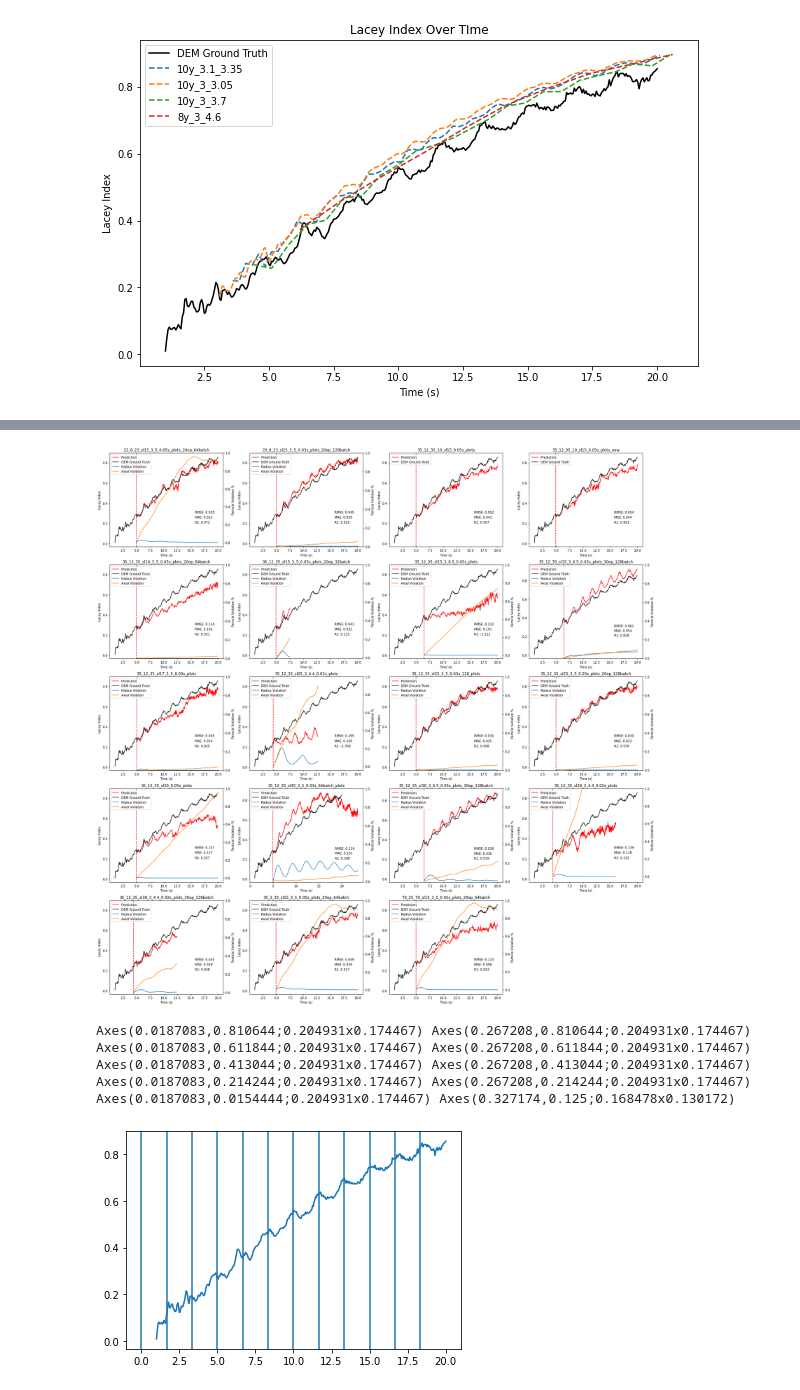
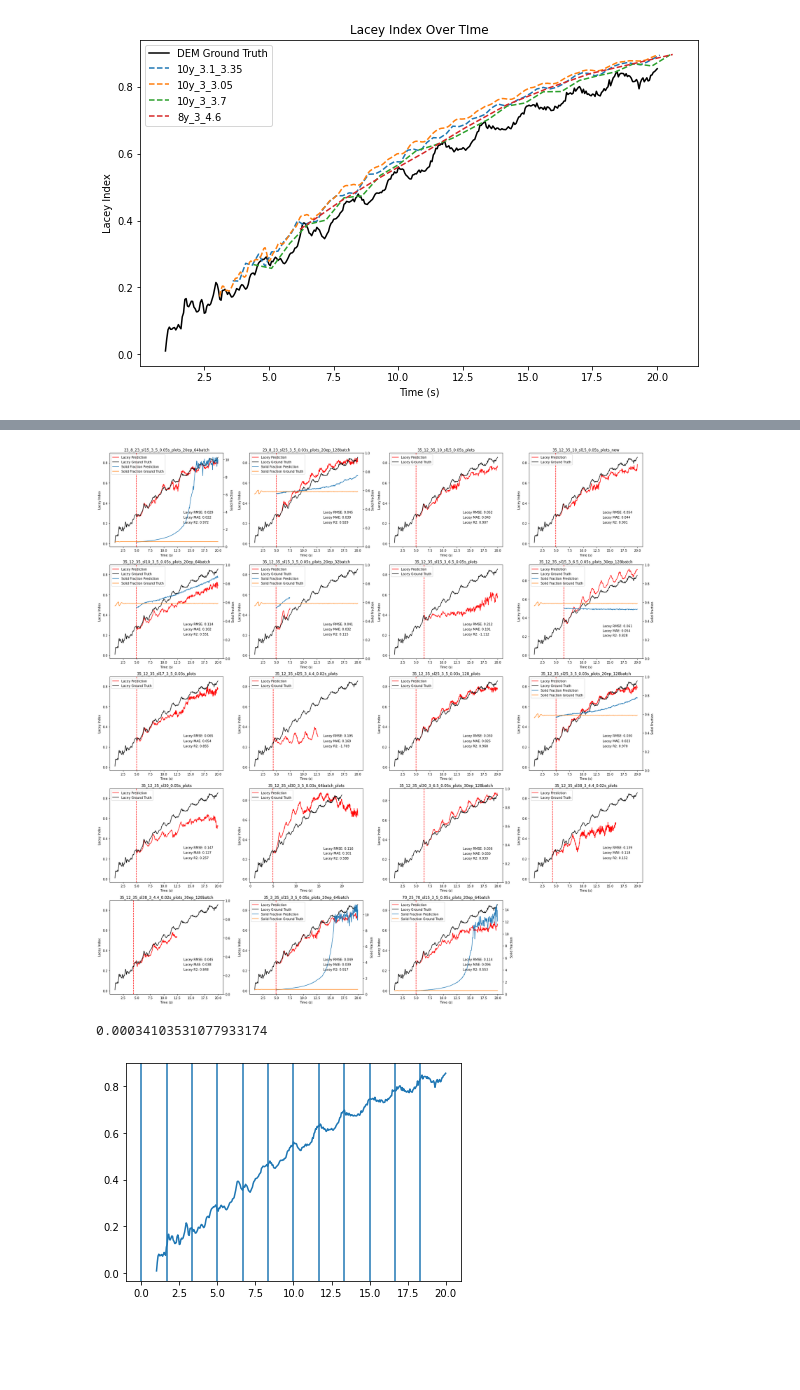
Before and after one commit to elispelis/DEM-Dissertation, a Jupyter notebook: src/dem_extr_rnn_lacey.ipynb, the cells around one changed output, grey strips where cells are left out. Saved outputs shown, nothing was run; the diff lists cells and outputs as text; code cells hidden in the pictures; blank space fills up the shorter version.

Commit message:
convex volumes

```diff
--- a/src/dem_extr_rnn_lacey.ipynb
+++ b/src/dem_extr_rnn_lacey.ipynb
@@ -99,7 +99,8 @@ V:\GrNN_EDEM-Sims\Rot_drum_400k_data\Export_Data\extrap_algo_plots\8y_3_4.6\_lac
 # %%
 # Specify the folder path where your CSV files are located
 folder_path = rf"V:\GrNN_EDEM-Sims\{sim_name}_data\Export_Data\RNNSR_plots"
-dem_file = rf"V:\GrNN_EDEM-Sims\{sim_name}_data\Export_Data\dem_sim_plots\actual_lacey.csv"
+dem_lacey = rf"V:\GrNN_EDEM-Sims\{sim_name}_data\Export_Data\dem_sim_plots\actual_lacey.csv"
+dem_sf = rf"V:\GrNN_EDEM-Sims\{sim_name}_data\Export_Data\dem_sim_plots\convex_volume.npy"
 
 # Initialize an empty list to store numpy arrays from each file
 data_arrays = []
@@ -159,36 +160,58 @@ num_rows = (num_plots + 3) // 4  # Calculate number of rows for 4 columns
 # Plot the data from all files in 4-column subplots
 fig, axs = plt.subplots(num_rows, 4, figsize=(25, 5 * num_rows))
 
-dem_data = read_csv_to_numpy(dem_file)
+dem_lacey_data = read_csv_to_numpy(dem_lacey)
+dem_sf_data = np.load(dem_sf).astype(float)
+dem_sf_data = np.column_stack((np.arange(1,20.05,0.05), dem_sf_data))
 
 for i, (data_array, name, root) in enumerate(zip(data_arrays, names, roots)):
     row_idx = (i) // 4
     col_idx = (i) % 4
 
-    rmse, r_squared, mae = get_stats(dem_data, data_array)
+    rmse, r_squared, mae = get_stats(dem_lacey_data, data_array)
 
     # Plot data from _lacey.csv
     ax1 = axs[row_idx, col_idx]
-    ax1.plot(data_array[:, 0], data_array[:, 1], label="Prediction", color="r")
+    ax1.plot(data_array[:, 0], data_array[:, 1], label="Lacey Prediction", color="r")
     ax1.set_title(name)
     ax1.axvline(x=data_array[0, 0], linestyle="--", color="r")
-    ax1.plot(dem_data[:, 0], dem_data[:, 1], label="DEM Ground Truth", color="k")
+    ax1.plot(dem_lacey_data[:, 0], dem_lacey_data[:, 1], label="Lacey Ground Truth", color="k")
     ax1.set_ylabel("Lacey Index")
     ax1.set_xlabel("Time (s)")
 
-    ax1.text(x=0.75 * ax1.get_xlim()[1], y=0.3, s=f"RMSE: {rmse:.3f}")
-    ax1.text(x=0.75 * ax1.get_xlim()[1], y=0.25, s=f"MAE: {mae:.3f}")
-    ax1.text(x=0.75 * ax1.get_xlim()[1], y=0.2, s=f"R2: {r_squared:.3f}")
+    ax1.text(x=0.65 * ax1.get_xlim()[1], y=0.3, s=f"Lacey RMSE: {rmse:.3f}")
+    ax1.text(x=0.65 * ax1.get_xlim()[1], y=0.25, s=f"Lacey MAE: {mae:.3f}")
+    ax1.text(x=0.65 * ax1.get_xlim()[1], y=0.2, s=f"Lacey R2: {r_squared:.3f}")
 
-    fixed_particles_file = os.path.join(root, "_fixed_particles.csv")
+    # fixed_particles_file = os.path.join(root, "_fixed_particles.csv")
+    # if os.path.exists(fixed_particles_file):
+    #     # Plot data from _fixed_particles.csv with dual y-axis
+    #     ax2 = ax1.twinx()
+    #     fixed_particles_data = read_csv_to_numpy(fixed_particles_file)
+    #     ax2.plot(fixed_particles_data[:, 0], fixed_particles_data[:, 1]/384695, label="Radius Violation")
+    #     ax2.plot(fixed_particles_data[:, 0], fixed_particles_data[:, 2]/384695, label="Axial Violation")
+    #     ax2.set_ylim(top=1)
+    #     ax2.set_ylabel("Particle Violation %")
+
+    #     lines, labels = ax1.get_legend_handles_labels()
+    #     lines2, labels2 = ax2.get_legend_handles_labels()
+    #     ax2.legend(lines + lines2, labels + labels2, loc="upper left")
+    fixed_particles_file = os.path.join(root, "convex_volumes.npy")
     if os.path.exists(fixed_particles_file):
+        print(fixed_particles_file)
+
         # Plot data from _fixed_particles.csv with dual y-axis
         ax2 = ax1.twinx()
-        fixed_particles_data = read_csv_to_numpy(fixed_particles_file)
-        ax2.plot(fixed_particles_data[:, 0], fixed_particles_data[:, 1]/384695, label="Radius Violation")
-        ax2.plot(fixed_particles_data[:, 0], fixed_particles_data[:, 2]/384695, label="Axial Violation")
-        ax2.set_ylim(top=1)
-        ax2.set_ylabel("Particle Violation %")
+        convex_volumes = np.load(fixed_particles_file).astype(float)
+        if len(convex_volumes) <2:
+            continue
+        ax2.plot(convex_volumes[:, 0], 4/3*np.pi*0.0005**3*384695/convex_volumes[:,1], label="Solid Fraction Prediction")
+        ax2.plot(dem_sf_data[:, 0], 4/3*np.pi*0.0005**3*384695/dem_sf_data[:, 1], label="Solid Fraction Ground Truth")
+        if 4/3*np.pi*0.0005**3*384695/convex_volumes[:,1][-1]<1:
+            ax2.set_ylim(bottom=0, top=1)
+        else:
+            ax2.set_ylim(bottom=0)
+        ax2.set_ylabel("Solid Fraction")
 
         lines, labels = ax1.get_legend_handles_labels()
         lines2, labels2 = ax2.get_legend_handles_labels()
@@ -229,11 +250,6 @@ V:\GrNN_EDEM-Sims\Rot_drum_400k_data\Export_Data\RNNSR_plots\70_25_70_sl15_3_5_0
-[figure, old version]
+[figure, new version]
-# %%
-for ax1, ax2 in zip(axs[:, 0], axs[:, 1]):
-    print(ax1, ax2)
-# %% [output]
-Axes(0.0187083,0.810644;0.204931x0.174467) Axes(0.267208,0.810644;0.204931x0.174467)
-Axes(0.0187083,0.611844;0.204931x0.174467) Axes(0.267208,0.611844;0.204931x0.174467)
-Axes(0.0187083,0.413044;0.204931x0.174467) Axes(0.267208,0.413044;0.204931x0.174467)
-Axes(0.0187083,0.214244;0.204931x0.174467) Axes(0.267208,0.214244;0.204931x0.174467)
-Axes(0.0187083,0.0154444;0.204931x0.174467) Axes(0.327174,0.125;0.168478x0.130172)
+# %%
+dem_sf_data[-1,-1]
+# %% [output]
+0.00034103531077933174
 # %%
```
Also changed, not shown: parts of 6 cells of this notebook, 3 other files.
